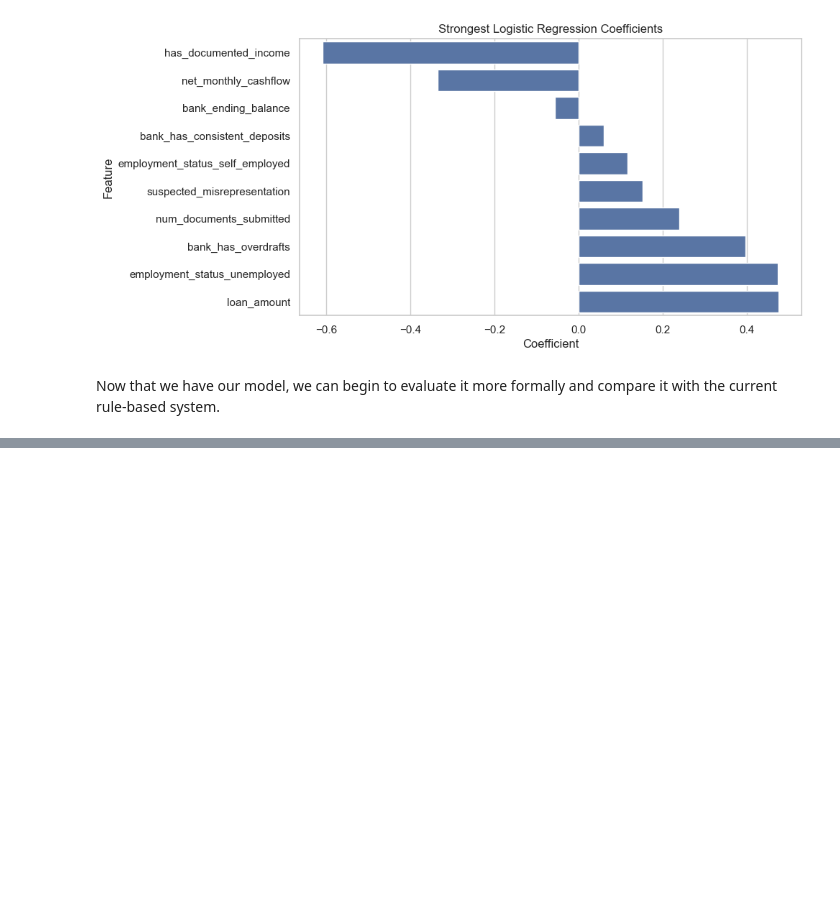
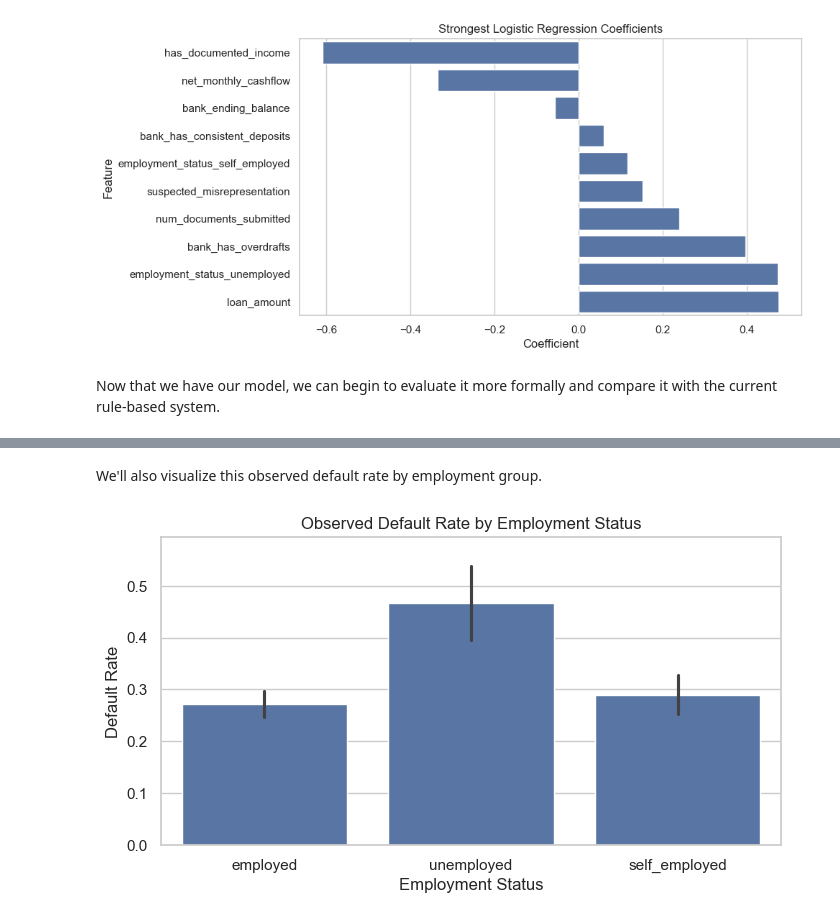
Before and after one commit to manavV245/loan-default-predictor, a Jupyter notebook: notebooks/ML_take_home.ipynb, the cells around one changed output, grey strips where cells are left out. Drawn from its saved outputs; the diff is of its cells as text; code cells hidden in the pictures; blank space fills up the shorter version.

```diff
--- a/notebooks/ML_take_home.ipynb
+++ b/notebooks/ML_take_home.ipynb
@@ -550,0 +716,17 @@ Now that we have our model, we can begin to evaluate it more formally and compar
+# %% [markdown]
+We'll also visualize this observed default rate by employment group.
+# %%
+plt.figure(figsize=(8, 4))
+sns.barplot(
+    data=resolved_df,
+    x="employment_status",
+    y="target_default",
+    estimator="mean"
+)
+plt.title("Observed Default Rate by Employment Status")
+plt.xlabel("Employment Status")
+plt.ylabel("Default Rate")
+plt.ylim(0, resolved_df["target_default"].mean() * 2)
+plt.show()
+# %% [output]
+[figure, added]
```
Also changed, not shown: parts of 21 cells of this notebook.
